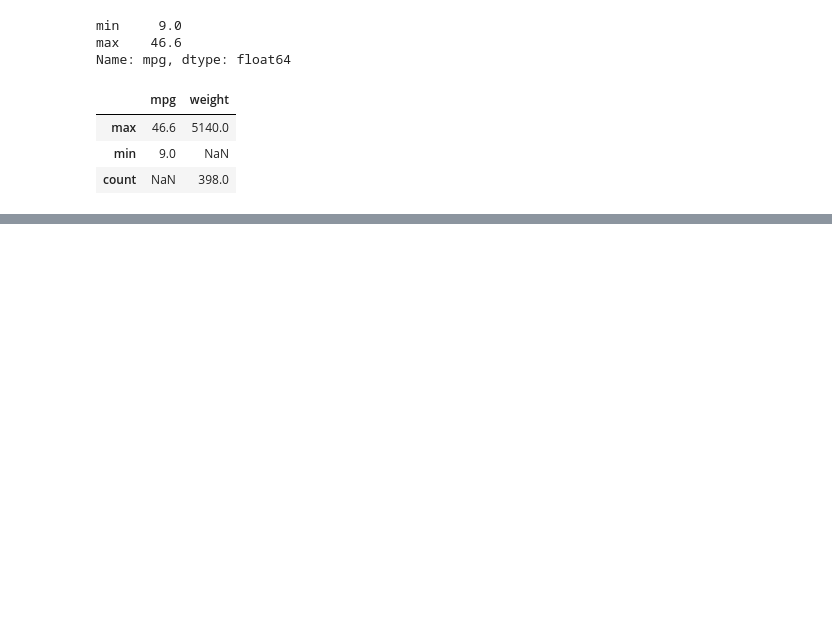
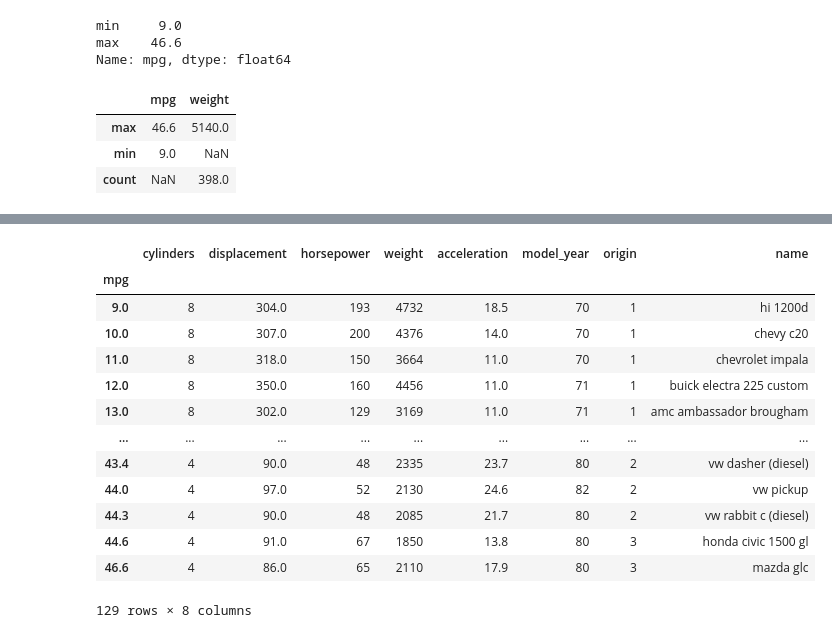
Before and after one commit to JovanTTT/MachineLearning-Course, a Jupyter notebook: Pandas.ipynb, the cells around one changed output, grey strips where cells are left out. Saved outputs shown, nothing was run; the diff lists cells and outputs as text; code cells hidden in the pictures; blank space fills up the shorter version.

```diff
--- a/Pandas.ipynb
+++ b/Pandas.ipynb
@@ -1610,0 +1615,2 @@ df.agg({'mpg' : ['max', 'min'], 'weight' : ['count', 'max']})
+# %%
+df = pd.read_csv('C:\\Users\\jovan\\Desktop\\MachineLearning-Course\\MachineLearning-Course\\Data\\mpg.csv')
@@ -1610,0 +1642,17 @@ df.agg({'mpg' : ['max', 'min'], 'weight' : ['count', 'max']})
+# %%
+df.groupby('mpg').min()
+# %% [output]
+|  | cylinders | displacement | horsepower | weight | acceleration | model_year | origin | name |
+| mpg |  |  |  |  |  |  |  |  |
+| 9.0 | 8 | 304.0 | 193 | 4732 | 18.5 | 70 | 1 | hi 1200d |
+| 10.0 | 8 | 307.0 | 200 | 4376 | 14.0 | 70 | 1 | chevy c20 |
+| 11.0 | 8 | 318.0 | 150 | 3664 | 11.0 | 70 | 1 | chevrolet impala |
+| 12.0 | 8 | 350.0 | 160 | 4456 | 11.0 | 71 | 1 | buick electra 225 custom |
+| 13.0 | 8 | 302.0 | 129 | 3169 | 11.0 | 71 | 1 | amc ambassador brougham |
+| ... | ... | ... | ... | ... | ... | ... | ... | ... |
+| 43.4 | 4 | 90.0 | 48 | 2335 | 23.7 | 80 | 2 | vw dasher (diesel) |
+| 44.0 | 4 | 97.0 | 52 | 2130 | 24.6 | 82 | 2 | vw pickup |
+| 44.3 | 4 | 90.0 | 48 | 2085 | 21.7 | 80 | 2 | vw rabbit c (diesel) |
+| 44.6 | 4 | 91.0 | 67 | 1850 | 13.8 | 80 | 3 | honda civic 1500 gl |
+| 46.6 | 4 | 86.0 | 65 | 2110 | 17.9 | 80 | 3 | mazda glc |
+129 rows × 8 columns
```
Also changed, not shown: parts of 4 cells of this notebook.
